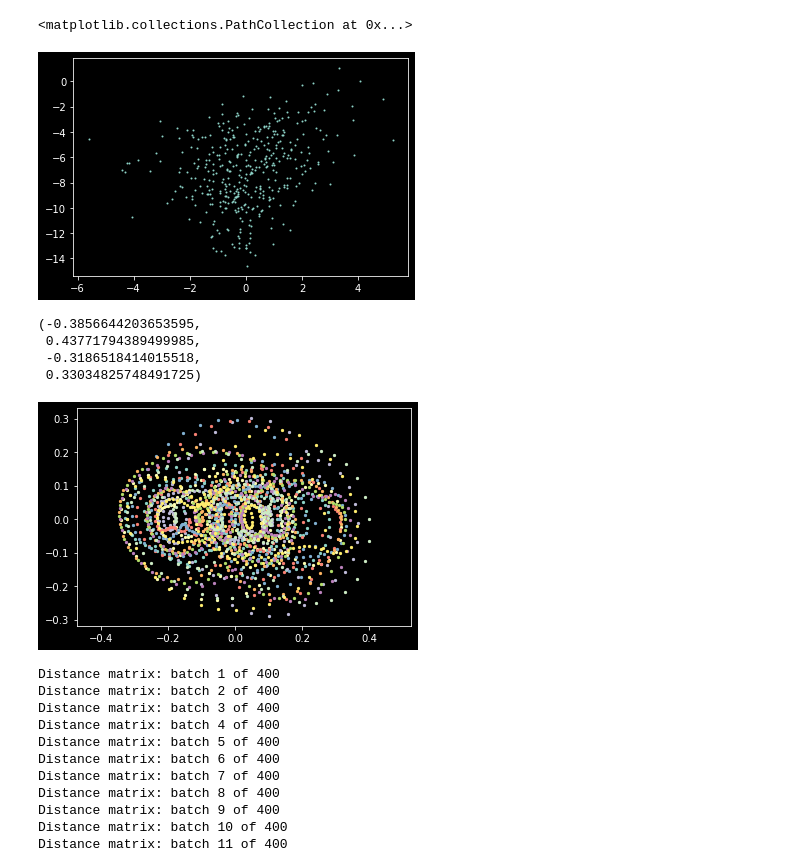
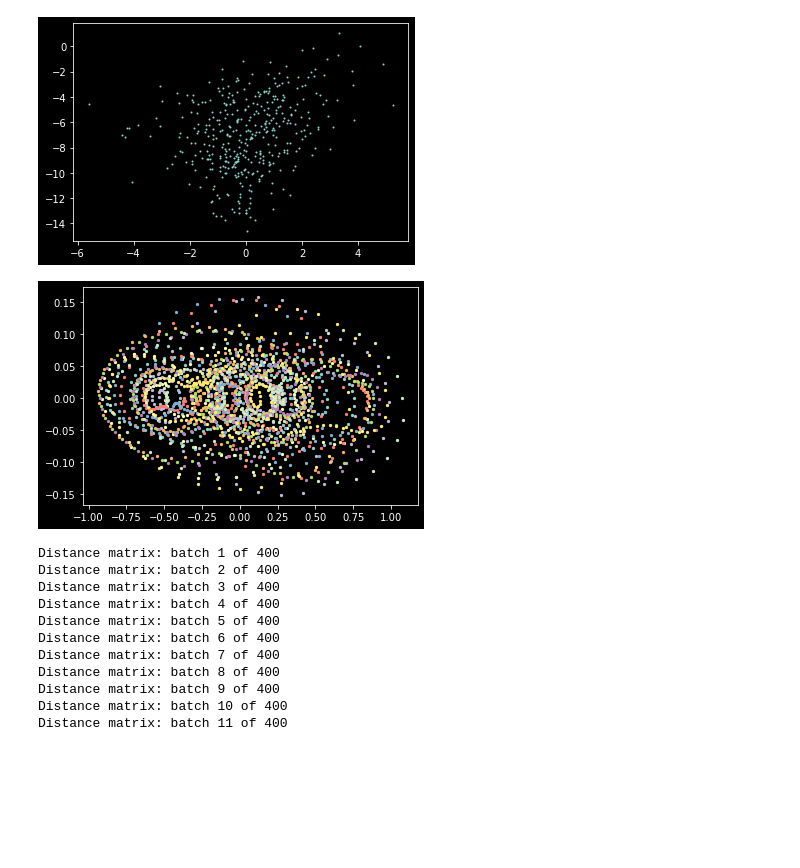
Before and after one commit to peterparity/conservation-laws-manifold-learning, a Jupyter notebook: kdv.ipynb, the cells around one changed output. Drawn from its saved outputs; the diff is of its cells as text; code cells hidden in the pictures; blank space fills up the shorter version.

```diff
--- a/kdv.ipynb
+++ b/kdv.ipynb
@@ -15,30 +15,26 @@ def preprocess(data, scaler):
     data = np.stack((data, np.roll(data, -1, axis=2) - data), axis=3)
 
     scaled_data = scaler().fit_transform(data.reshape(-1, 2)).reshape(data.shape)
-    return scaled_data
+    return scaled_data, data
 
 file_name = "kdv_400_200_200_ver2"
-data = np.load("data/" + file_name + ".npz")
-data, params = data["data"], data["params"]
+out_name = file_name
+raw_data = np.load("data/" + file_name + ".npz")
+raw_data, params = raw_data["data"], raw_data["params"]
 
 c1, c2, c3 = params.T
-data = preprocess(data, MaxAbsScaler)
+data, raw_data = preprocess(raw_data, MaxAbsScaler)
 # %%
-plt.scatter(c1,c3,s=1)
+plt.scatter(c1,c3,s=1);
 # %% [output]
-<matplotlib.collections.PathCollection at 0x...>
 [figure]
 # %%
 plt.figure()
-for traj in data[0,:10]:
+for traj in raw_data[0,:10]:
     plt.scatter(traj[:,0], traj[:,1], s=5.)
-plt.axis('equal')
+# plt.axis('equal');
 # %% [output]
-(-0.3856644203653595,
- 0.43771794389499985,
- -0.3186518414015518,
- 0.33034825748491725)
-[figure, old version]
+[figure, new version]
 # %%
 # cost_fn = costs.MMD(n_dims=data.shape[-1], kernel_type='gaussian', scale=0.1)
 cost_fn = costs.MMD(n_dims=data.shape[-1], kernel_type='energy', p=1)
```
Also changed, not shown: parts of 7 cells of this notebook, 13 other files.
